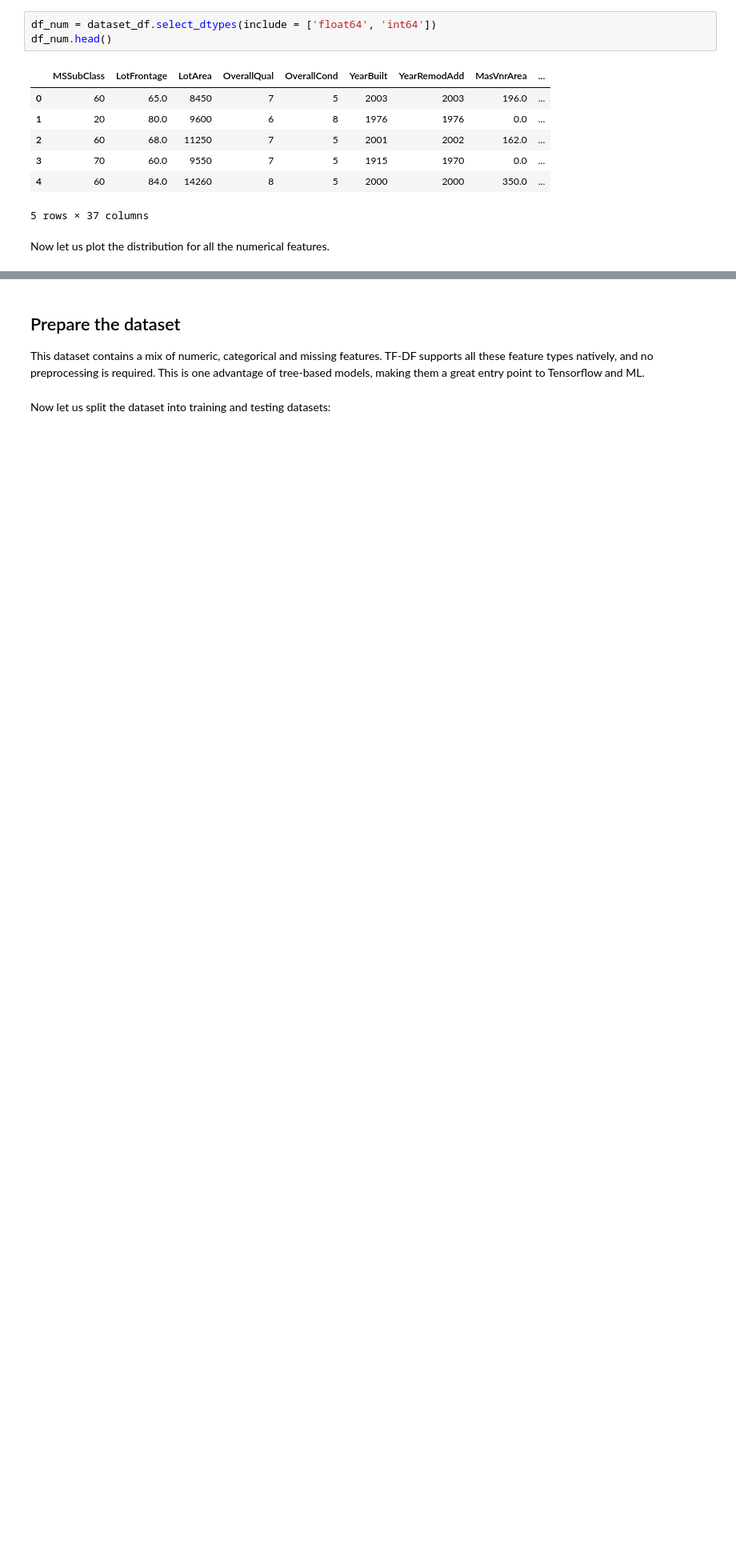
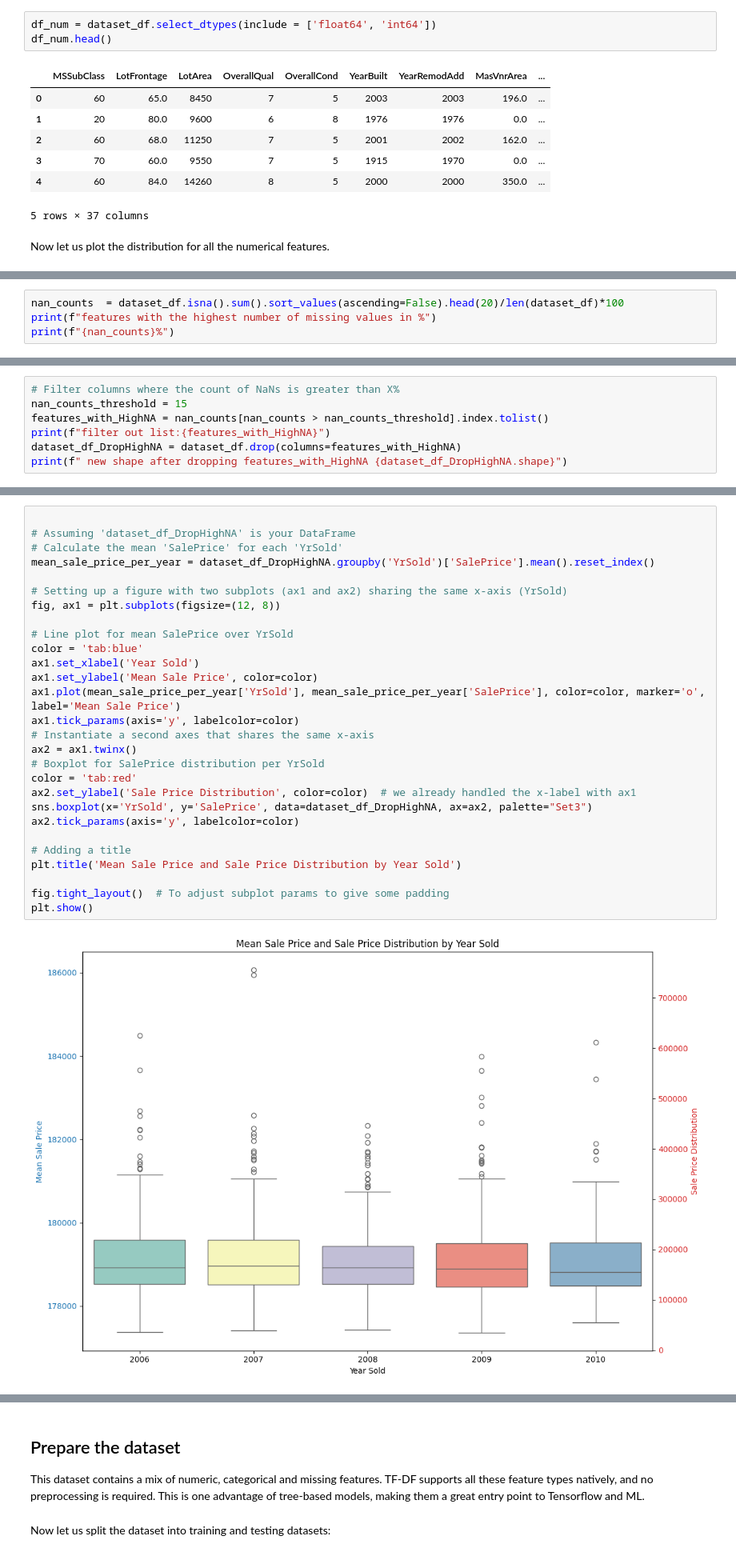
Before and after one commit to talbrend/JET, a Jupyter notebook: EDA_JET.ipynb, the cells around one changed output, grey strips where cells are left out. Shown at 80% size. Cells and saved outputs as stored; diff of their text form; blank space fills up the shorter version.

```diff
--- a/EDA_JET.ipynb
+++ b/EDA_JET.ipynb
@@ -113,0 +135,4 @@ df_num.hist(figsize=(16, 20), bins=50, xlabelsize=8, ylabelsize=8);
+# %%
+nan_counts  = dataset_df.isna().sum().sort_values(ascending=False).head(20)/len(dataset_df)*100
+print(f"features with the highest number of missing values in %")
+print(f"{nan_counts}%")
@@ -113,0 +159,7 @@ df_num.hist(figsize=(16, 20), bins=50, xlabelsize=8, ylabelsize=8);
+# %%
+# Filter columns where the count of NaNs is greater than X%
+nan_counts_threshold = 15
+features_with_HighNA = nan_counts[nan_counts > nan_counts_threshold].index.tolist()
+print(f"filter out list:{features_with_HighNA}")
+dataset_df_DropHighNA = dataset_df.drop(columns=features_with_HighNA)
+print(f" new shape after dropping features_with_HighNA {dataset_df_DropHighNA.shape}")
@@ -113,0 +201,30 @@ df_num.hist(figsize=(16, 20), bins=50, xlabelsize=8, ylabelsize=8);
+# %%
+
+# Assuming 'dataset_df_DropHighNA' is your DataFrame
+# Calculate the mean 'SalePrice' for each 'YrSold'
+mean_sale_price_per_year = dataset_df_DropHighNA.groupby('YrSold')['SalePrice'].mean().reset_index()
+
+# Setting up a figure with two subplots (ax1 and ax2) sharing the same x-axis (YrSold)
+fig, ax1 = plt.subplots(figsize=(12, 8))
+
+# Line plot for mean SalePrice over YrSold
+color = 'tab:blue'
+ax1.set_xlabel('Year Sold')
+ax1.set_ylabel('Mean Sale Price', color=color)
+ax1.plot(mean_sale_price_per_year['YrSold'], mean_sale_price_per_year['SalePrice'], color=color, marker='o', label='Mean Sale Price')
+ax1.tick_params(axis='y', labelcolor=color)
+# Instantiate a second axes that shares the same x-axis
+ax2 = ax1.twinx()
+# Boxplot for SalePrice distribution per YrSold
+color = 'tab:red'
+ax2.set_ylabel('Sale Price Distribution', color=color)  # we already handled the x-label with ax1
+sns.boxplot(x='YrSold', y='SalePrice', data=dataset_df_DropHighNA, ax=ax2, palette="Set3")
+ax2.tick_params(axis='y', labelcolor=color)
+
+# Adding a title
+plt.title('Mean Sale Price and Sale Price Distribution by Year Sold')
+
+fig.tight_layout()  # To adjust subplot params to give some padding
+plt.show()
+# %% [output]
+[figure, added]
```
Also changed, not shown: parts of 16 cells of this notebook.
